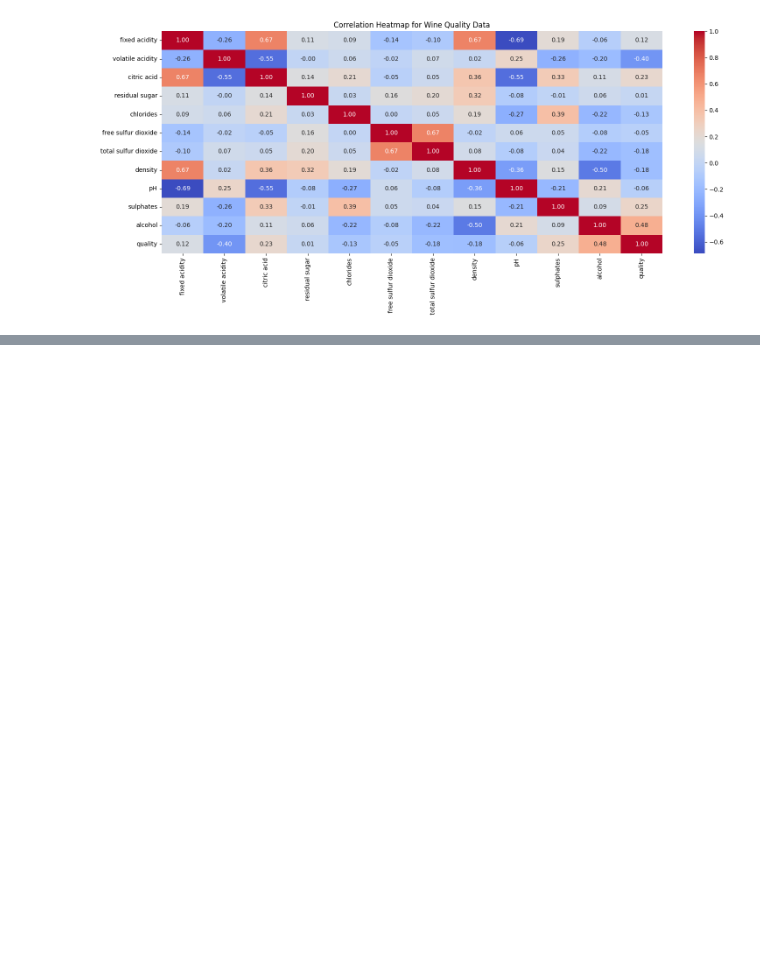
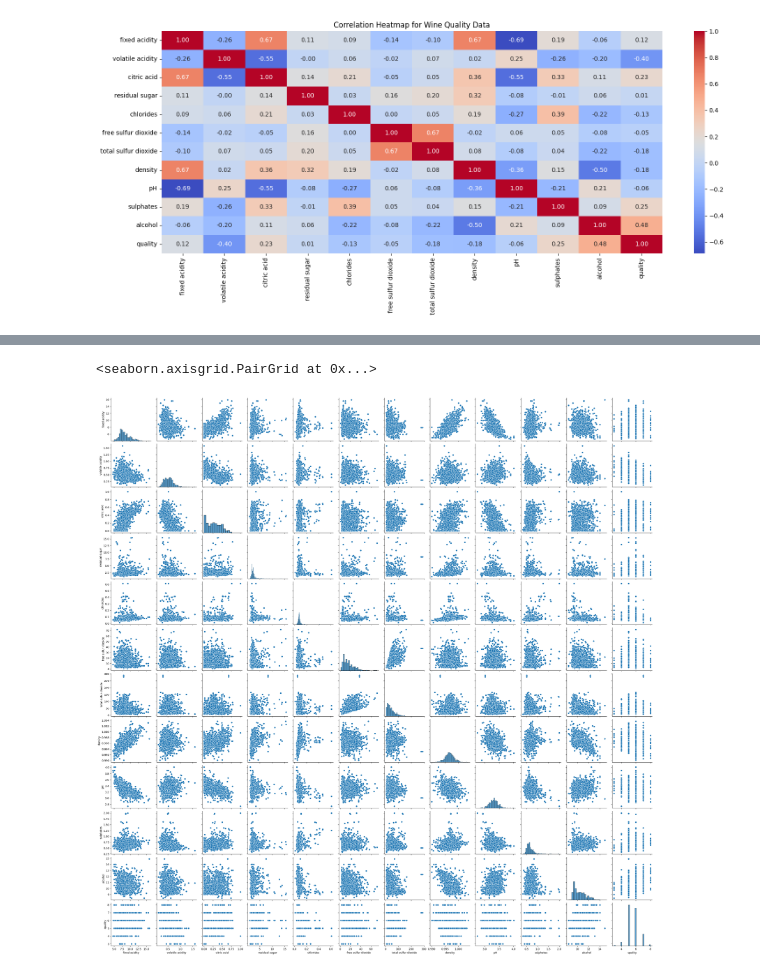
Before and after one commit to Shimul-Zahan/ML-Bootcamp, a Jupyter notebook: EDA/red_wine_data.ipynb, the cells around one changed output, grey strips where cells are left out. Cells and saved outputs as stored; diff of their text form; code cells hidden in the pictures; blank space fills up the shorter version.

```diff
--- a/EDA/red_wine_data.ipynb
+++ b/EDA/red_wine_data.ipynb
@@ -119,0 +146,6 @@ plt.show()
+# %%
+# univeriate and byvariate or multivariate analysis
+sns.pairplot(data)
+# %% [output]
+<seaborn.axisgrid.PairGrid at 0x...>
+[figure, added]
```
Also changed, not shown: parts of 4 cells of this notebook.
